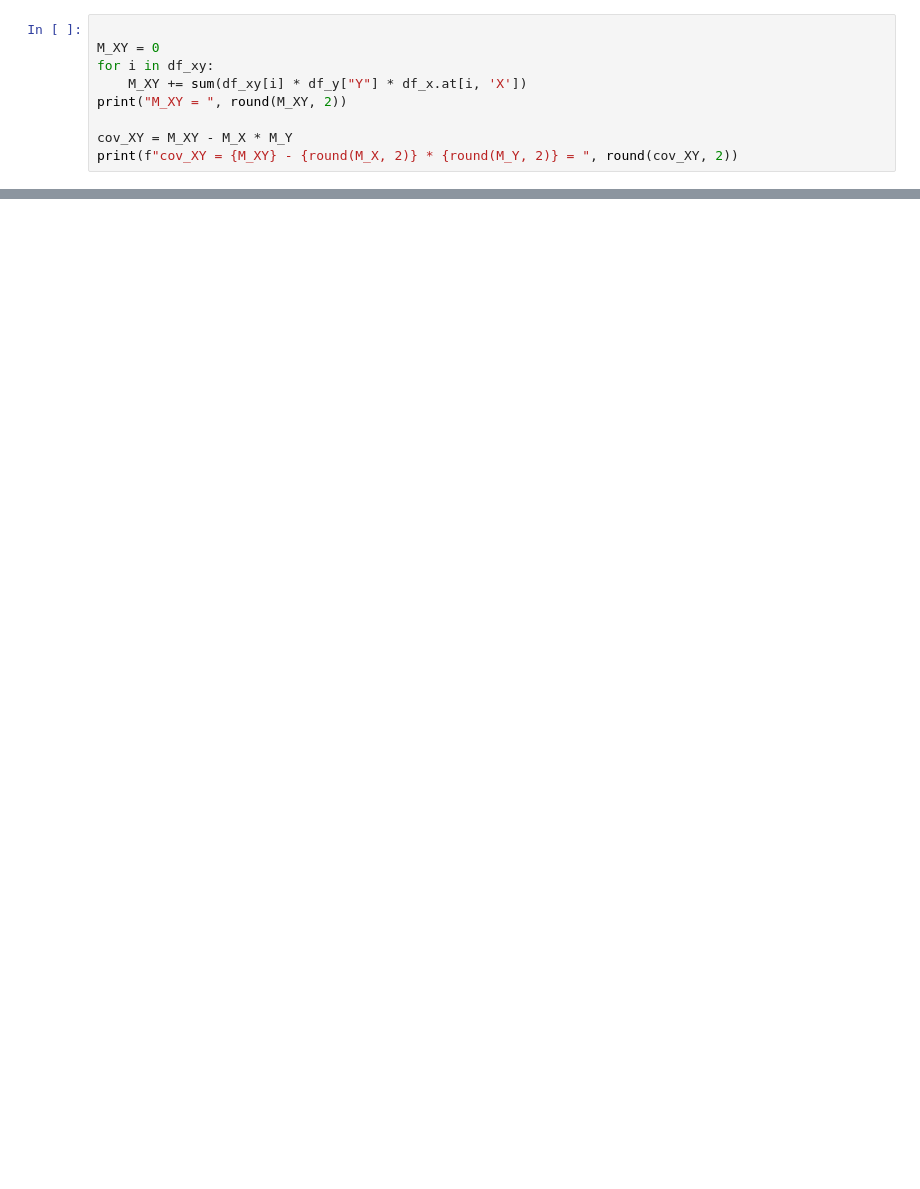
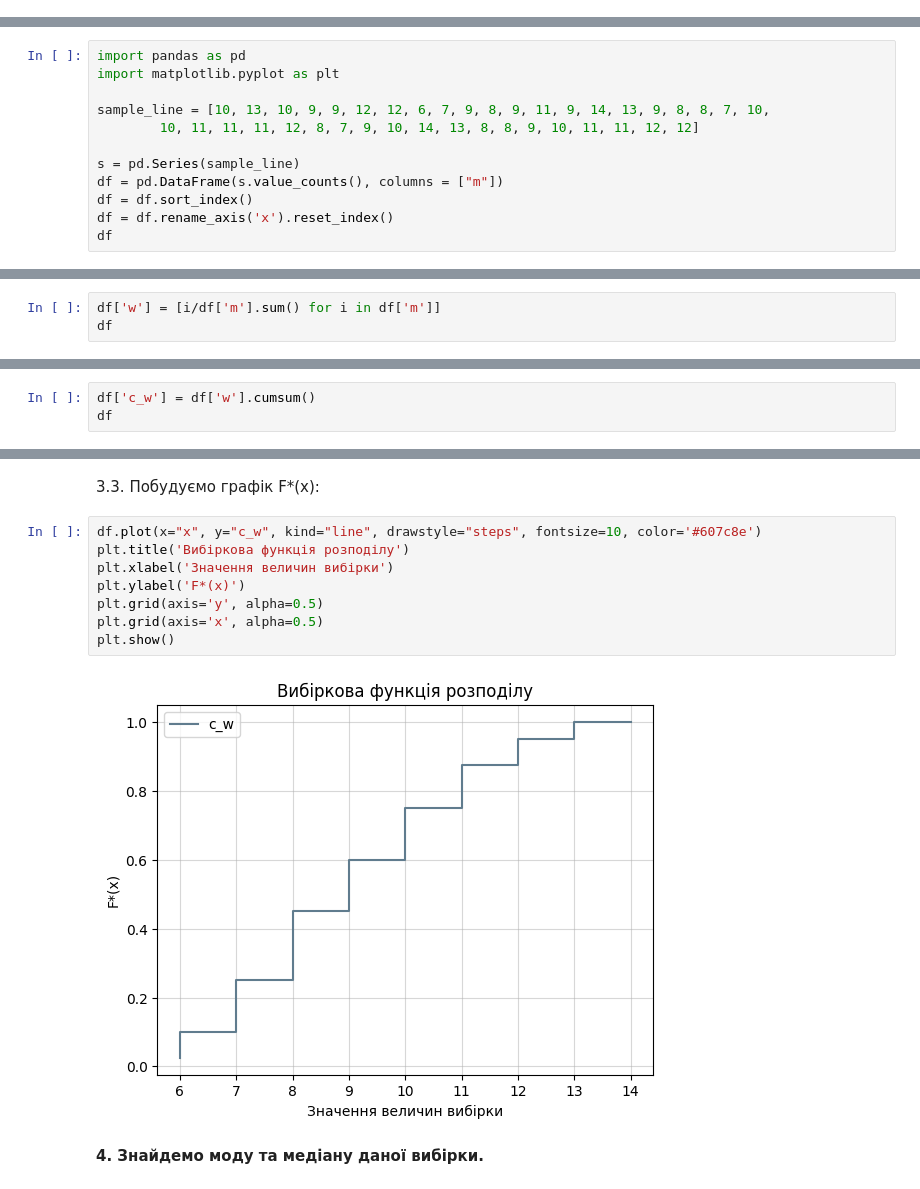
Before and after one commit to OleksandrKryvoruk/dz_54, a Jupyter notebook: 2.ipynb, the cells around one changed output, grey strips where cells are left out. Drawn from its saved outputs; the diff is of its cells as text; blank space fills up the shorter version.

```diff
--- a/2.ipynb
+++ b/2.ipynb
@@ -86,9 +0,0 @@ $$ cov(X/Y) = M(XY) - MX * MY; $$
-# %%
-
-M_XY = 0
-for i in df_xy:
-    M_XY += sum(df_xy[i] * df_y["Y"] * df_x.at[i, 'X'])
-print("M_XY = ", round(M_XY, 2))
-
-cov_XY = M_XY - M_X * M_Y
-print(f"cov_XY = {M_XY} - {round(M_X, 2)} * {round(M_Y, 2)} = ", round(cov_XY, 2))
@@ -110,0 +12,12 @@ $$ cor(X/Y) = \frac{cov(X/Y)}{\sqrt{DX}*\sqrt{DY}}; $$
+# %%
+import pandas as pd
+import matplotlib.pyplot as plt
+
+sample_line = [10, 13, 10, 9, 9, 12, 12, 6, 7, 9, 8, 9, 11, 9, 14, 13, 9, 8, 8, 7, 10,
+        10, 11, 11, 11, 12, 8, 7, 9, 10, 14, 13, 8, 8, 9, 10, 11, 11, 12, 12]
+
+s = pd.Series(sample_line)
+df = pd.DataFrame(s.value_counts(), columns = ["m"])
+df = df.sort_index()
+df = df.rename_axis('x').reset_index()
+df
@@ -110,0 +62,3 @@ $$ cor(X/Y) = \frac{cov(X/Y)}{\sqrt{DX}*\sqrt{DY}}; $$
+# %%
+df['w'] = [i/df['m'].sum() for i in df['m']]
+df
@@ -110,0 +78,3 @@ $$ cor(X/Y) = \frac{cov(X/Y)}{\sqrt{DX}*\sqrt{DY}}; $$
+# %%
+df['c_w'] = df['w'].cumsum()
+df
@@ -110,0 +92,14 @@ $$ cor(X/Y) = \frac{cov(X/Y)}{\sqrt{DX}*\sqrt{DY}}; $$
+# %% [markdown]
+3.3. Побудуємо графік F*(x):
+# %%
+df.plot(x="x", y="c_w", kind="line", drawstyle="steps", fontsize=10, color='#607c8e')
+plt.title('Вибіркова функція розподілу')
+plt.xlabel('Значення величин вибірки')
+plt.ylabel('F*(x)')
+plt.grid(axis='y', alpha=0.5)
+plt.grid(axis='x', alpha=0.5)
+plt.show()
+# %% [output]
+[figure, added]
+# %% [markdown]
+**4. Знайдемо моду та медіану даної вибірки.**
```
Also changed, not shown: parts of 26 cells of this notebook, 1 other file.
